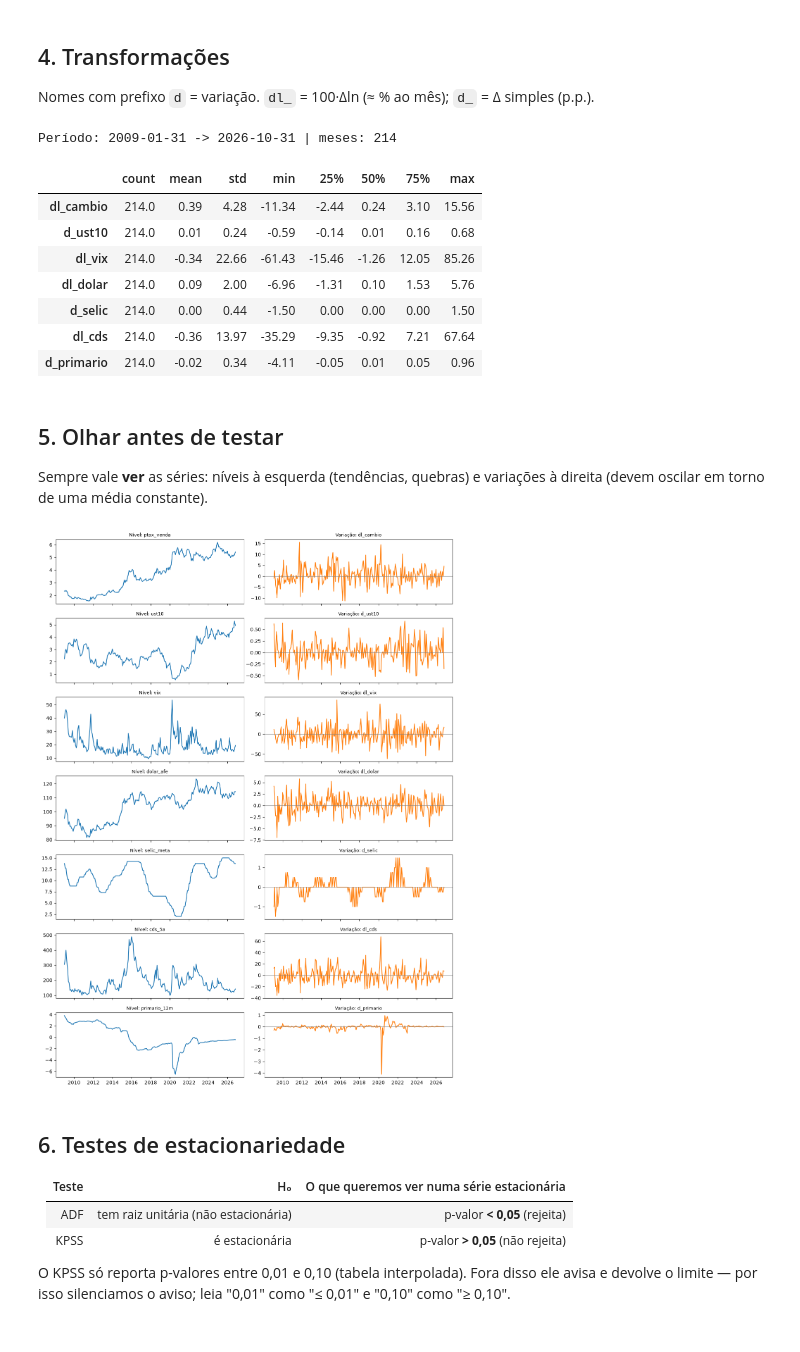
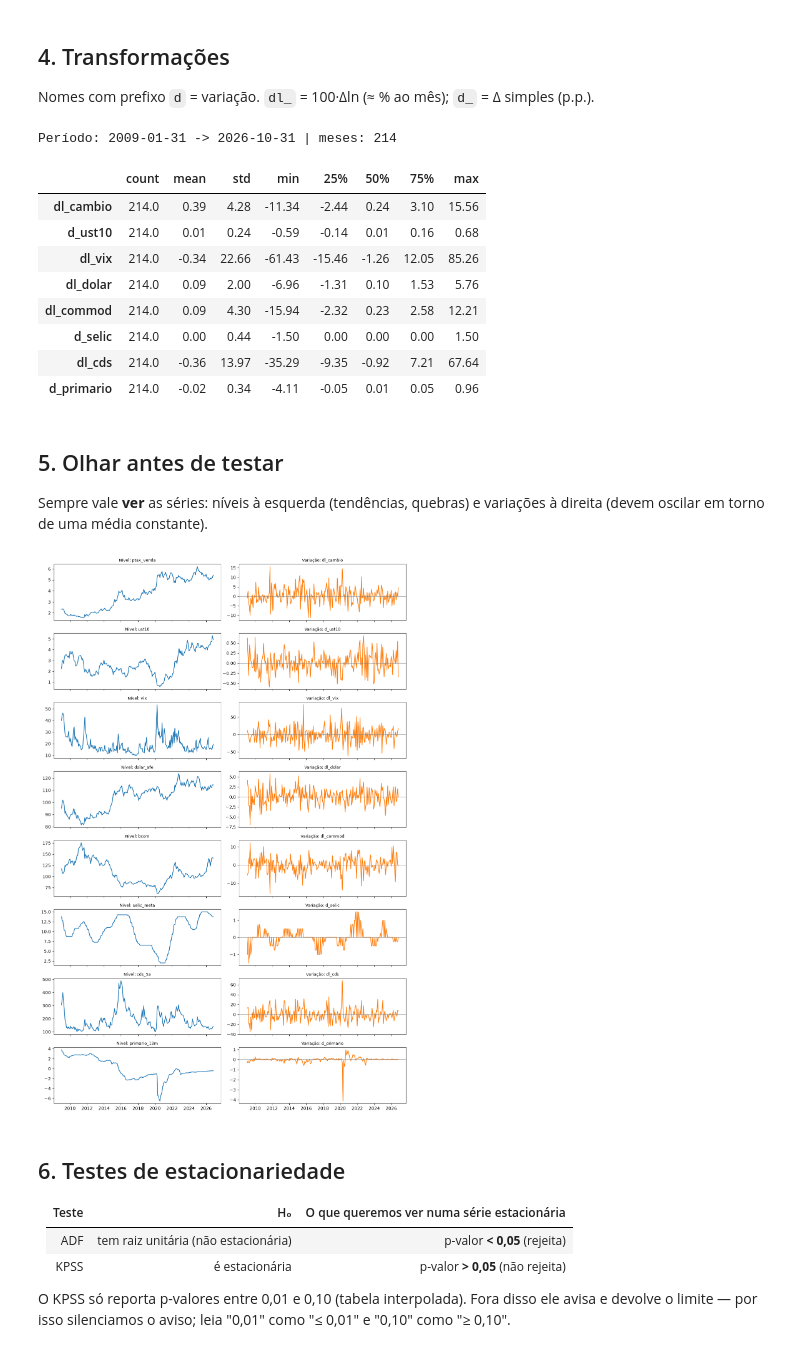
Before and after one commit to guireikdal/cambio_dol.brl_fatores, a Jupyter notebook: 03_tratamento.ipynb, the cells around one changed output. Drawn from its saved outputs; the diff is of its cells as text; code cells hidden in the pictures.

Commit message:
Inclui commodities (Bloomberg Commodity Index) como 4ª variável externa

```diff
--- a/03_tratamento.ipynb
+++ b/03_tratamento.ipynb
@@ -31,6 +31,7 @@ def ler(nome):
 ptax = ler("ptax_venda.csv")
 selic = ler("selic_meta.csv")
 cds = ler("cds_5a.csv")
+bcom = ler("bcom.csv")
 externas = ler("externas_fred.csv")   # ust10, vix, dolar_afe
 focus = pd.read_csv(BRUTOS / "focus_primario.csv", parse_dates=["Data"])
 # %% [markdown]
@@ -85,6 +86,7 @@ niveis = pd.concat(
     [
         ptax.resample("ME").last(),
         externas.resample("ME").last(),
+        bcom.resample("ME").last(),
         selic.resample("ME").last(),
         cds.resample("ME").last(),
         primario_12m.resample("ME").last(),
@@ -93,7 +95,7 @@ niveis = pd.concat(
     sort=True,
 ).loc[INICIO_NIVEIS:FIM]
 
-niveis = niveis[["ptax_venda", "ust10", "vix", "dolar_afe", "selic_meta", "cds_5a", "primario_12m"]]
+niveis = niveis[["ptax_venda", "ust10", "vix", "dolar_afe", "bcom", "selic_meta", "cds_5a", "primario_12m"]]
 print("Faltantes por coluna:", niveis.isna().sum().to_dict())
 niveis.tail()
 # %% [output]
@@ -118,6 +120,7 @@ variacoes = pd.DataFrame({
     "d_ust10":     niveis["ust10"].diff(),       # externa (p.p.)
     "dl_vix":      dlog(niveis["vix"]),          # externa (%)
     "dl_dolar":    dlog(niveis["dolar_afe"]),    # externa (%)
+    "dl_commod":   dlog(niveis["bcom"]),         # externa (%): commodities sobem → real tende a valorizar
     "d_selic":     niveis["selic_meta"].diff(),  # doméstica (p.p.)
     "dl_cds":      dlog(niveis["cds_5a"]),       # doméstica (%) — será "limpa" na etapa 5
     "d_primario":  niveis["primario_12m"].diff() # doméstica (p.p. do PIB; + = melhora fiscal esperada)
@@ -132,6 +135,7 @@ Período: 2009-01-31 -> 2026-10-31 | meses: 214
 | d_ust10 | 214.0 | 0.01 | 0.24 | -0.59 | -0.14 | 0.01 | 0.16 | 0.68 |
 | dl_vix | 214.0 | -0.34 | 22.66 | -61.43 | -15.46 | -1.26 | 12.05 | 85.26 |
 | dl_dolar | 214.0 | 0.09 | 2.00 | -6.96 | -1.31 | 0.10 | 1.53 | 5.76 |
+| dl_commod | 214.0 | 0.09 | 4.30 | -15.94 | -2.32 | 0.23 | 2.58 | 12.21 |
 | d_selic | 214.0 | 0.00 | 0.44 | -1.50 | 0.00 | 0.00 | 0.00 | 1.50 |
 | dl_cds | 214.0 | -0.36 | 13.97 | -35.29 | -9.35 | -0.92 | 7.21 | 67.64 |
 | d_primario | 214.0 | -0.02 | 0.34 | -4.11 | -0.05 | 0.01 | 0.05 | 0.96 |
@@ -141,17 +145,17 @@ Período: 2009-01-31 -> 2026-10-31 | meses: 214
 Sempre vale **ver** as séries: níveis à esquerda (tendências, quebras) e variações à direita
 (devem oscilar em torno de uma média constante).
 # %%
-fig, eixos = plt.subplots(len(variacoes.columns), 2, figsize=(12, 16), sharex=True)
+fig, eixos = plt.subplots(len(variacoes.columns), 2, figsize=(12, 18), sharex=True)
 for i, (col_nivel, col_var) in enumerate(zip(niveis.columns, variacoes.columns)):
     eixos[i, 0].plot(niveis[col_nivel], color="tab:blue")
     eixos[i, 0].set_title(f"Nível: {col_nivel}", fontsize=9)
     eixos[i, 1].plot(variacoes[col_var], color="tab:orange")
     eixos[i, 1].axhline(0, color="gray", lw=0.8)
     eixos[i, 1].set_title(f"Variação: {col_var}", fontsize=9)
 fig.tight_layout()
 plt.show()
 # %% [output]
-[figure, old version]
+[figure, new version]
 # %% [markdown]
 ## 6. Testes de estacionariedade
 
```
Also changed, not shown: parts of 3 cells of this notebook, 28 other files.
